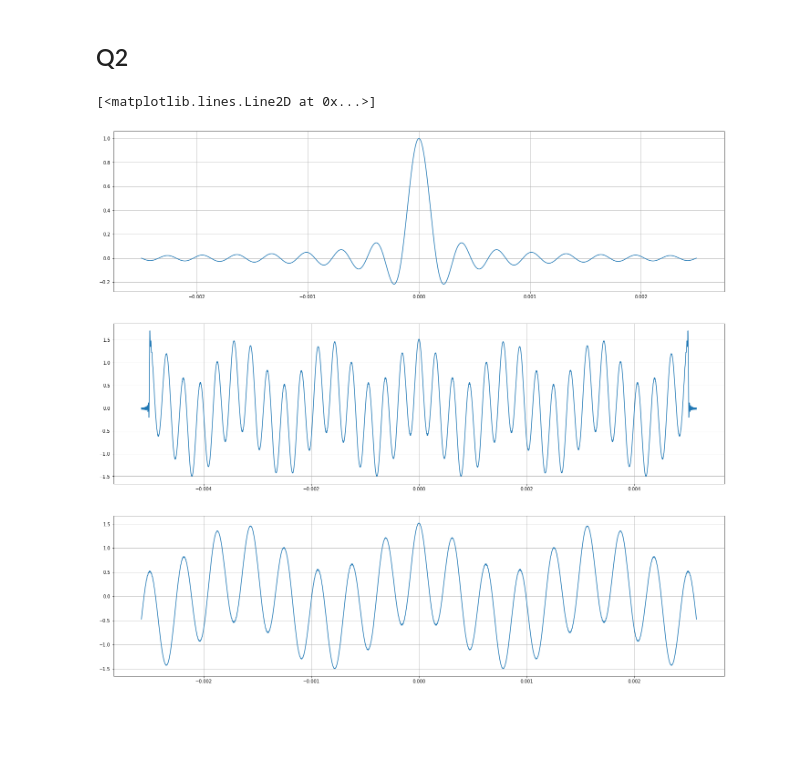
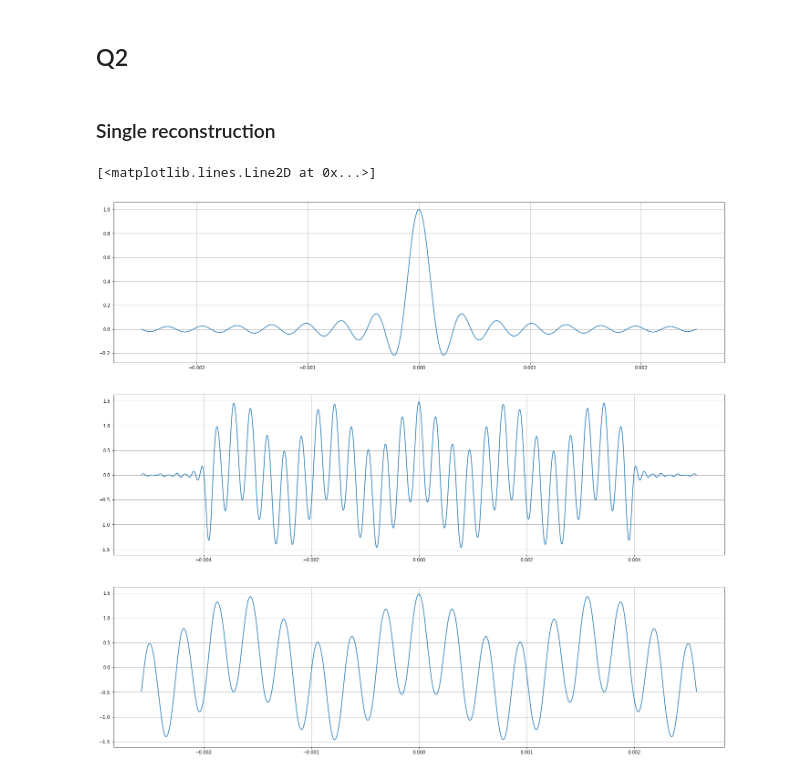
Before and after one commit to CaioRodrigues200/Signal_Processing, a Jupyter notebook: Av1PDS.ipynb, the cells around one changed output. Drawn from its saved outputs; the diff is of its cells as text; code cells hidden in the pictures; blank space fills up the shorter version.

```diff
--- a/Av1PDS.ipynb
+++ b/Av1PDS.ipynb
@@ -11,3 +13,25 @@ from numpy.lib.scimath import sqrt as csqrt
+# %%
+def f(x):
+    return np.cos(2*np.pi*3200*x) + 0.5*np.cos(2*np.pi*600*x) + 0.01*np.cos(2*np.pi*300*x)
+
+
+def decimation(x,t,M):
+    k = M-1
+    xnew = []
+    tnew = []
+
+    for i in range(len(t)):
+        k = k + 1
+        if(k == M):
+            xnew.append(x[i])
+            tnew.append(t[i])
+            k = 0
+
+    return {'x':xnew,'t':tnew}
+
+
+def interpolation(x,t,L):
+    k = L-1
 # %% [markdown]
 ## Q1
 # %%
@@ -42,8 +66,10 @@ $\displaystyle tPoints =    67, ~~~~~ Time~period = 10.3125 ms$
 [figure]
 # %% [markdown]
 ## Q2
+# %% [markdown]
+### Single reconstruction
 # %%
-rIncrease = 16 # Range increase
+rIncrease = 2 # Range increase
 hRange = 16 # Sinc range (in T)
 hPoints = 1600 # Sinc points
 
@@ -51,35 +77,35 @@ figure,ax=plt.subplots(3, 1,figsize=(24,22))
 
 increment = int((tlimits[1]-tlimits[0])*(rIncrease/2))
 t1inc = np.linspace(tlimits[0]-increment, tlimits[1]+increment, rIncrease*tpoints)
-x1inc = np.cos(2*np.pi*3200*t1inc) + 0.5*np.cos(2*np.pi*600*t1inc) + 0.01*np.cos(2*np.pi*300*t1inc) # Sampled signal incremented
+x1inc = f(t1inc) # Sampled signal incremented
 
 th = np.linspace(-hRange*(1/Fs),hRange*(1/Fs),hPoints)
 h = np.sin(np.pi*th*Fs)/(np.pi*th*Fs)
 ax[0].grid(True)
 ax[0].plot(th,h)
 
 totpoints = int(hPoints + (rIncrease*tpoints- 2*hRange - 1)*(hPoints)/(2*hRange))
 tr = np.linspace(tlimits[0]-increment, tlimits[1]+increment ,totpoints)
 xi = np.zeros(totpoints)
 xr = np.zeros(totpoints)
 
 for i in range(rIncrease*tpoints- 2*hRange):
     xi1 = int(i*(hPoints)/(2*hRange))           # Left limit of xi
     xi2 = int(hPoints + i*(hPoints)/(2*hRange)) # Right limit of xi
     #print('xi1={:.2f}, xi2={:.2f}, i={:.2f}, totpoints={:.2f}'.format(xi1,xi2,i,totpoints))
     xi = np.zeros(totpoints)
     xi[xi1:xi2] = x1inc[i+hRange]*h
     xr = xr + xi
 
 ax[1].grid(True)
 ax[1].plot(tr,xr)
 
 dFactor = 2 # Decrement factor
 decrement = int(totpoints/2 - totpoints/(2*dFactor))
 x3 = xr[decrement : totpoints-decrement]
 t3 = tr[decrement : totpoints-decrement]
 ax[2].grid(True)
 ax[2].plot(t3,x3)
 # %% [output]
 [<matplotlib.lines.Line2D at 0x...>]
-[figure, old version]
+[figure, new version]
```
Also changed, not shown: parts of 7 cells of this notebook.
